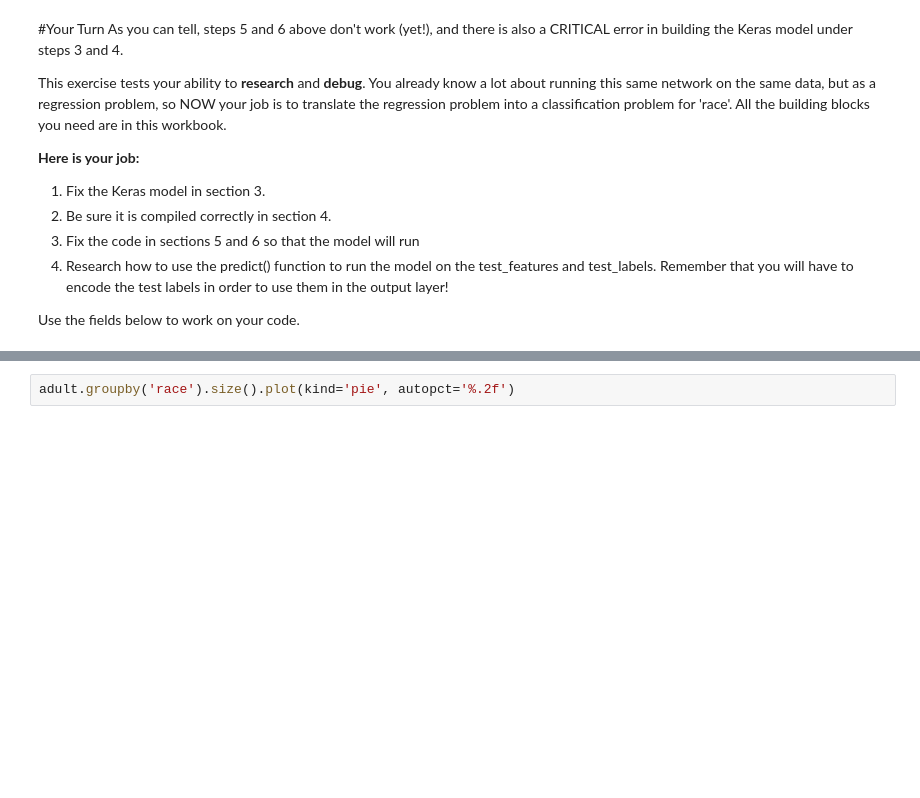
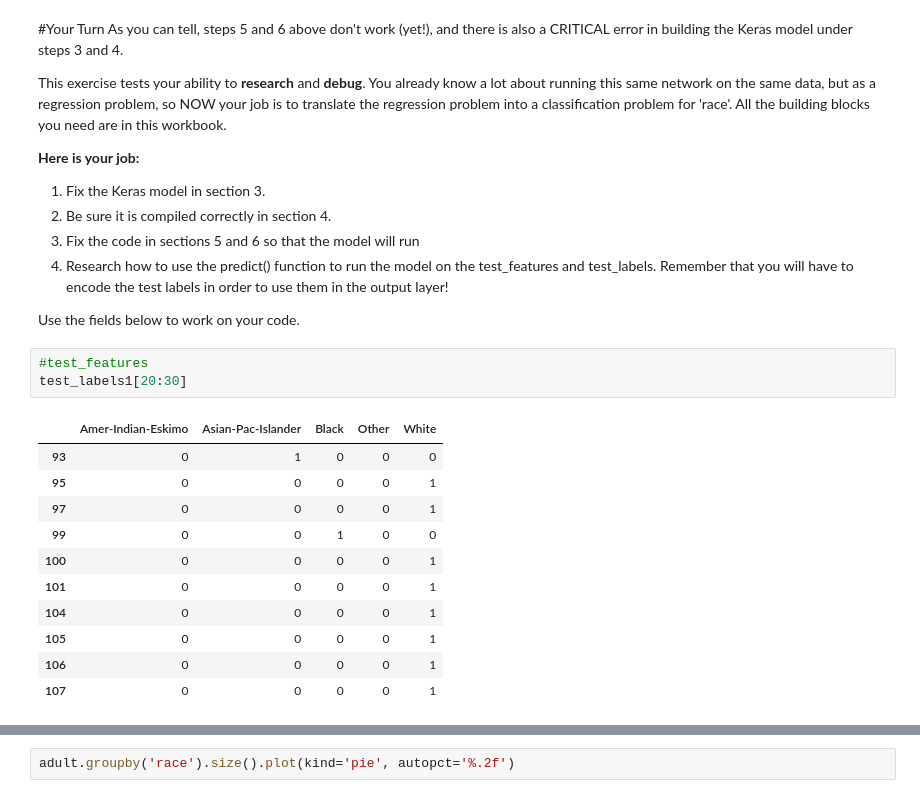
Before and after one commit to pschorey/Valpo_IT533, a Jupyter notebook: IT_533_STEM_Module7_DeepLearning.ipynb, the cells around one changed output, grey strips where cells are left out. Cells and saved outputs as stored; diff of their text form; blank space fills up the shorter version.

```diff
--- a/IT_533_STEM_Module7_DeepLearning.ipynb
+++ b/IT_533_STEM_Module7_DeepLearning.ipynb
@@ -926,5 +926,20 @@ This exercise tests your ability to **research** and **debug**. You already know
 4. Research how to use the predict() function to run the model on the test_features and test_labels. Remember that you will have to encode the test labels in order to use them in the output layer!
 
 Use the fields below to work on your code.
+# %%
+#test_features
+test_labels1[20:30]
+# %% [output]
+|  | Amer-Indian-Eskimo | Asian-Pac-Islander | Black | Other | White |
+| 93 | 0 | 1 | 0 | 0 | 0 |
+| 95 | 0 | 0 | 0 | 0 | 1 |
+| 97 | 0 | 0 | 0 | 0 | 1 |
+| 99 | 0 | 0 | 1 | 0 | 0 |
+| 100 | 0 | 0 | 0 | 0 | 1 |
+| 101 | 0 | 0 | 0 | 0 | 1 |
+| 104 | 0 | 0 | 0 | 0 | 1 |
+| 105 | 0 | 0 | 0 | 0 | 1 |
+| 106 | 0 | 0 | 0 | 0 | 1 |
+| 107 | 0 | 0 | 0 | 0 | 1 |
 # %%
 model.predict(
```
Also changed, not shown: parts of 2 cells of this notebook.
